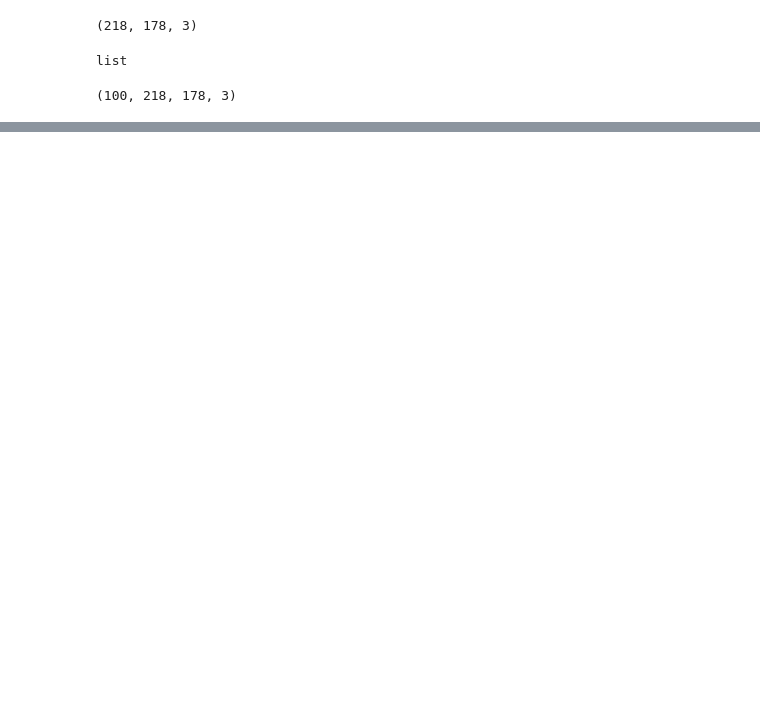
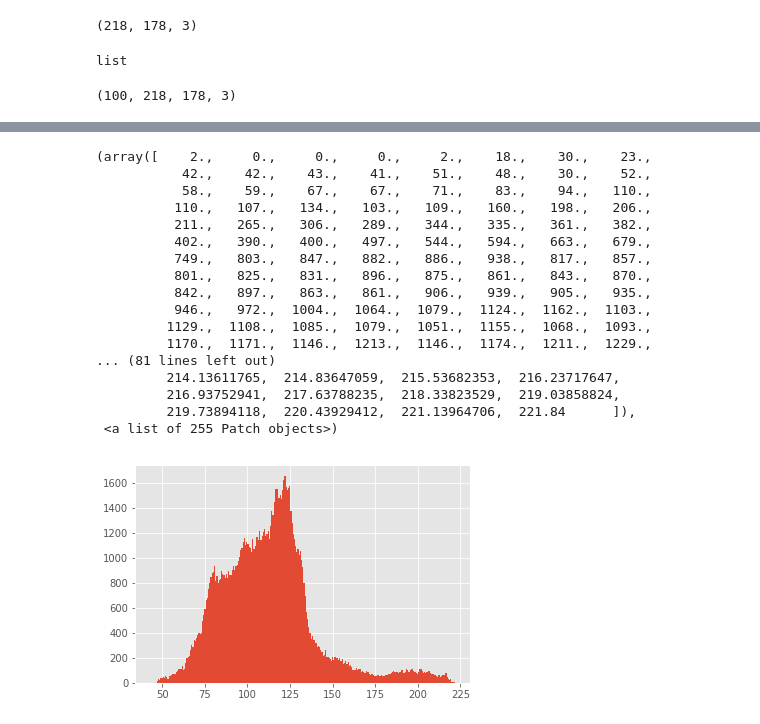
Before and after one commit to goddoe/CADL, a Jupyter notebook: session-1/practice_lecture_1.ipynb, the cells around one changed output, grey strips where cells are left out. Saved outputs shown, nothing was run; the diff lists cells and outputs as text; code cells hidden in the pictures; blank space fills up the shorter version.

```diff
--- a/session-1/practice_lecture_1.ipynb
+++ b/session-1/practice_lecture_1.ipynb
@@ -98,0 +148,21 @@ plt.imshow(np.mean(std_img, axis=2).astype(np.uint8))
+# %%
+plt.hist(mean_img.ravel(),255)
+# %% [output]
+(array([    2.,     0.,     0.,     0.,     2.,    18.,    30.,    23.,
+           42.,    42.,    43.,    41.,    51.,    48.,    30.,    52.,
+           58.,    59.,    67.,    67.,    71.,    83.,    94.,   110.,
+          110.,   107.,   134.,   103.,   109.,   160.,   198.,   206.,
+          211.,   265.,   306.,   289.,   344.,   335.,   361.,   382.,
+          402.,   390.,   400.,   497.,   544.,   594.,   663.,   679.,
+          749.,   803.,   847.,   882.,   886.,   938.,   817.,   857.,
+          801.,   825.,   831.,   896.,   875.,   861.,   843.,   870.,
+          842.,   897.,   863.,   861.,   906.,   939.,   905.,   935.,
+          946.,   972.,  1004.,  1064.,  1079.,  1124.,  1162.,  1103.,
+         1129.,  1108.,  1085.,  1079.,  1051.,  1155.,  1068.,  1093.,
+         1170.,  1171.,  1146.,  1213.,  1146.,  1174.,  1211.,  1229.,
+... (81 lines left out)
+         214.13611765,  214.83647059,  215.53682353,  216.23717647,
+         216.93752941,  217.63788235,  218.33823529,  219.03858824,
+         219.73894118,  220.43929412,  221.13964706,  221.84      ]),
+ <a list of 255 Patch objects>)
+[figure, added]
```
Also changed, not shown: parts of 51 cells of this notebook, 1 other file.
